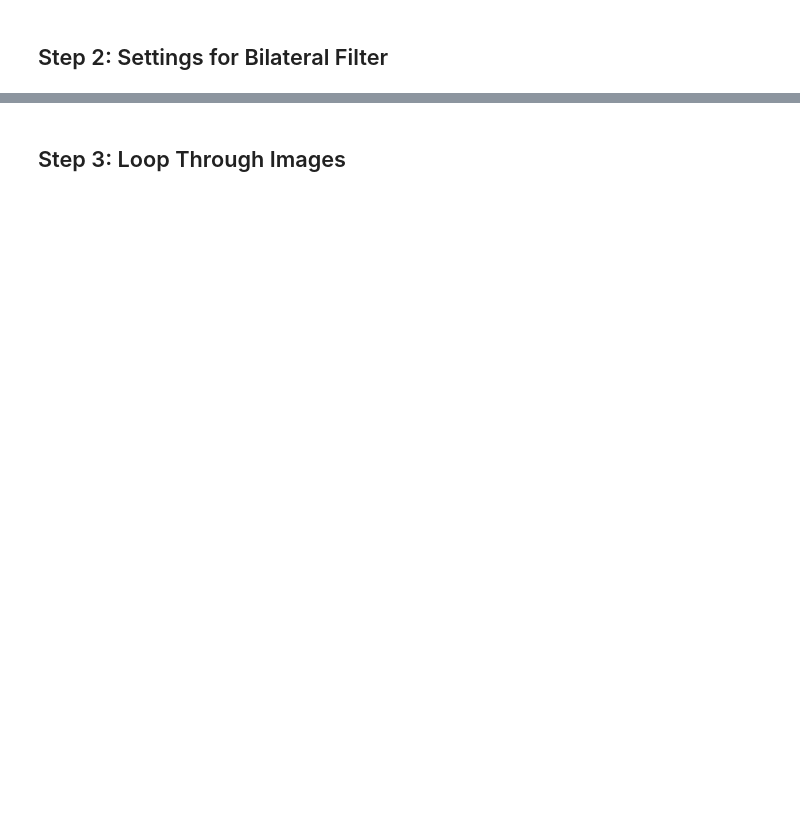
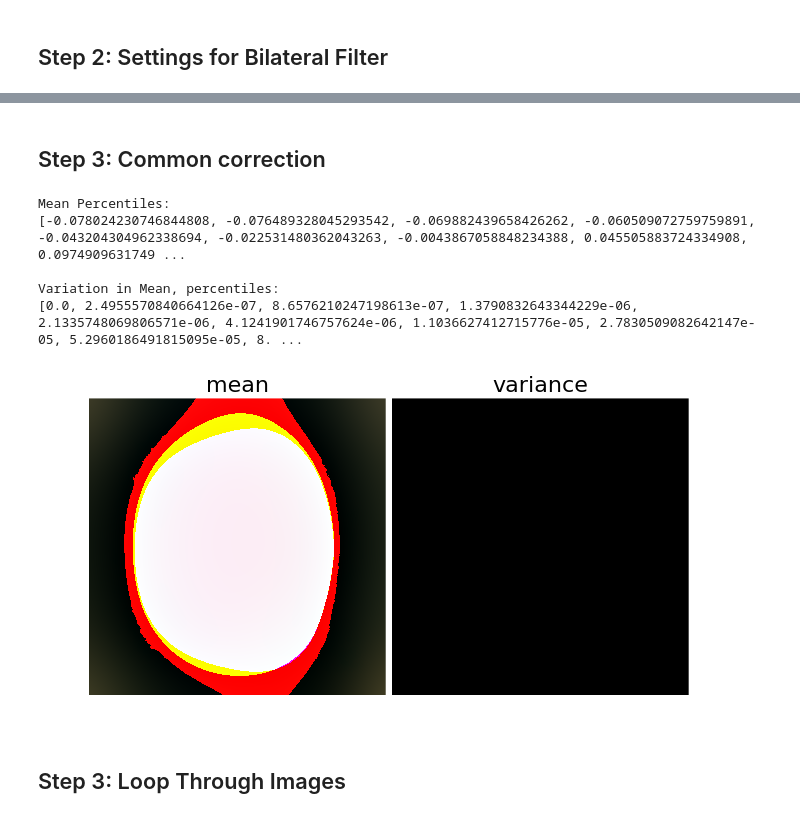
Before and after one commit to pme1123/PyRoots, a Jupyter notebook: Test Scripts/Preprocessing.ipynb, the cells around one changed output, grey strips where cells are left out. Cells and saved outputs as stored; diff of their text form; code cells hidden in the pictures; blank space fills up the shorter version.

```diff
--- a/Test Scripts/Preprocessing.ipynb
+++ b/Test Scripts/Preprocessing.ipynb
@@ -75,2 +51,32 @@ pr.multi_image_plot(img, [file_in[i] for i in test_image])
+# %% [markdown]
+## Step 3: Common correction
+# %%
+#########################################################################################
+exposure_args = {'smooth_iterations' : 3,     # times to run pyroots.equalize_exposure (mean filter, smoothed, as correction)
+                 'return_variance'   : True,  # variance of mean correction for each pixel? For diagnostics.
+                 'threads'           : 3}     # multiprocessing
+#########################################################################################
+
+# s-l-o-w function
+calc = False
+if calc is True:
+    correction, variance = pr.calc_exposure_correction(bilat,
+                                                       **exposure_args)
+
+percentiles = [0, 0.5, 2.5, 5, 10, 25, 50, 75, 90, 95, 97.5, 99.5, 100]
+print('Mean Percentiles: ')
+print([np.percentile(correction, i) for i in percentiles])
+print('\nVariation in Mean, percentiles:')
+print([np.percentile(variance, i) for i in percentiles])
+
+img = [correction, variance]
+pr.multi_image_plot(img, ['mean', 'variance'])
+# %% [output]
+Mean Percentiles:
+[-0.078024230746844808, -0.076489328045293542, -0.069882439658426262, -0.060509072759759891, -0.043204304962338694, -0.022531480362043263, -0.0043867058848234388, 0.045505883724334908, 0.0974909631749 ...
+
+Variation in Mean, percentiles:
+[0.0, 2.4955570840664126e-07, 8.6576210247198613e-07, 1.3790832643344229e-06, 2.1335748069806571e-06, 4.1241901746757624e-06, 1.1036627412715776e-05, 2.7830509082642147e-05, 5.2960186491815095e-05, 8. ...
+[figure, added]
 # %% [markdown]
 ## Step 3: Loop Through Images
```
Also changed, not shown: parts of 9 cells of this notebook.
